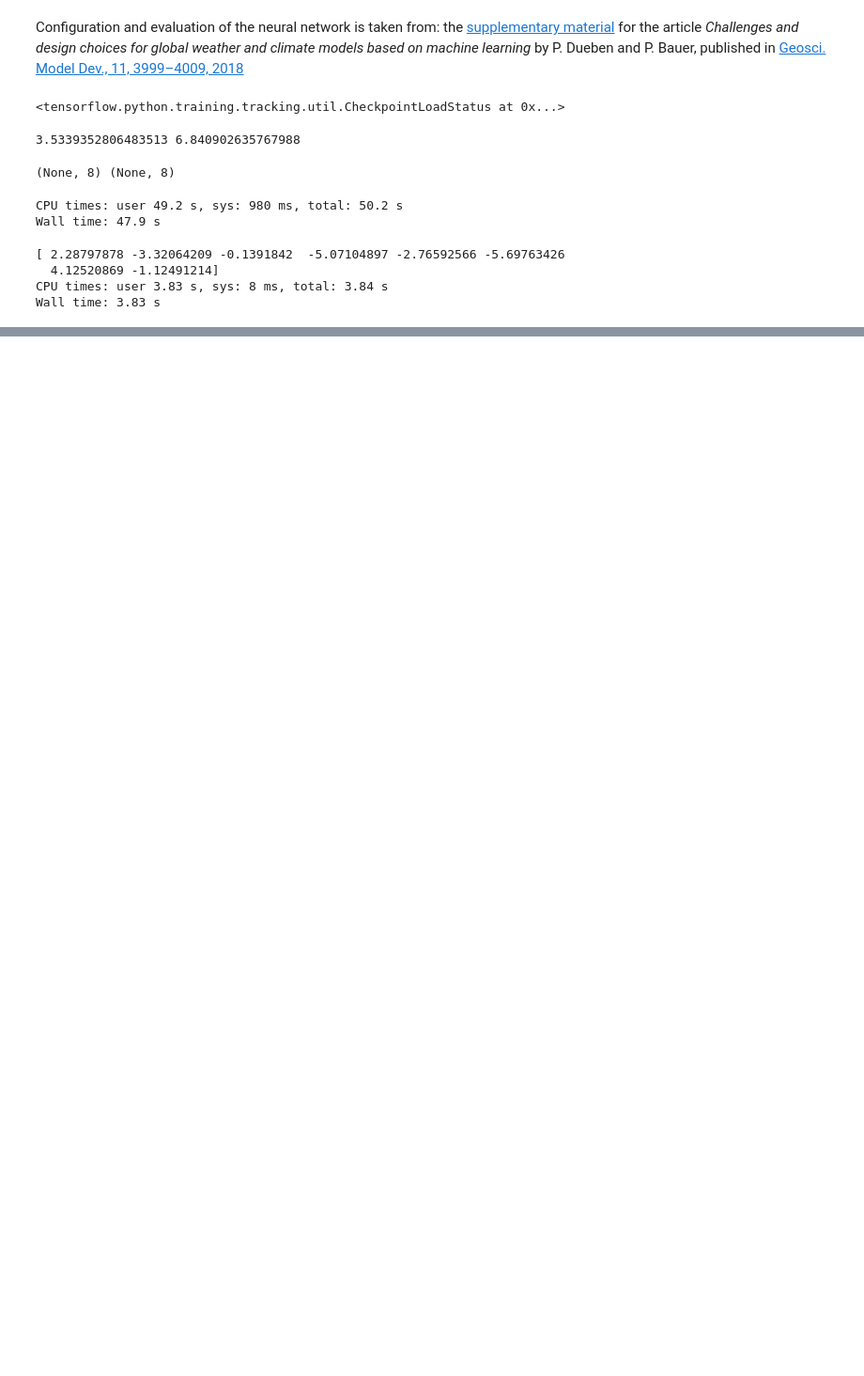
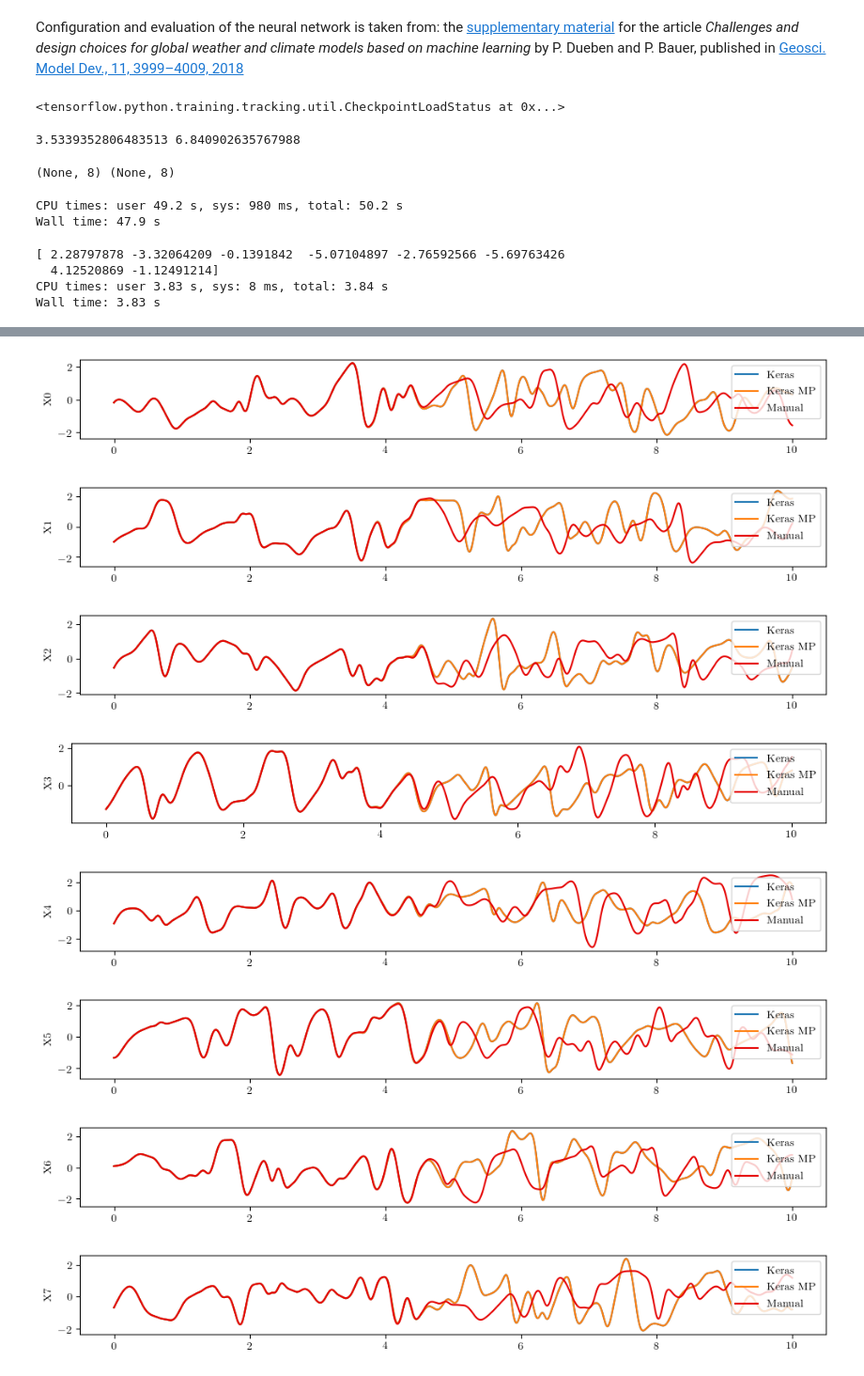
Before and after one commit to havahol/lorenz96, a Jupyter notebook: EvaluateLorenzANN.ipynb, the cells around one changed output, grey strips where cells are left out. Shown at 94% size. Cells and saved outputs as stored; diff of their text form; code cells hidden in the pictures; blank space fills up the shorter version.

```diff
--- a/EvaluateLorenzANN.ipynb
+++ b/EvaluateLorenzANN.ipynb
@@ -230,0 +301,5 @@ print(ddL96.it)
+# %%
+%%time
+end_T = 10
+ddL96_keras = DataDrivenLorenz96(model,  init_X=(init_X-mean)/stddev,  mean=mean, stddev=stddev, end_T=end_T)
+ddL96_keras.step(end_T)
@@ -230,0 +309,4 @@ print(ddL96.it)
+# %%
+%%time
+ddL96_keras_mp = DataDrivenLorenz96(model,  init_X=(init_X-mean)/stddev,  mean=mean, stddev=stddev, end_T=end_T)
+ddL96_keras_mp.step(end_T, use_multiprocessing=True)
@@ -230,0 +316,4 @@ print(ddL96.it)
+# %%
+%%time
+ddL96_manual = DataDrivenLorenz96(model,  init_X=(init_X-mean)/stddev,  mean=mean, stddev=stddev, end_T=end_T)
+ddL96_manual.step(end_T, keras_step=False)
@@ -230,0 +323,17 @@ print(ddL96.it)
+# %%
+for i in range(8):
+    fig = plt.figure(figsize=(12,1.3))
+    plt.plot(np.arange(ddL96_keras.num_timesteps+1)*ddL96_keras.dt, ddL96_keras.X[:,i], label='Keras')
+    plt.plot(np.arange(ddL96_keras_mp.num_timesteps+1)*ddL96_keras_mp.dt, ddL96_keras_mp.X[:,i], label='Keras MP')
+    plt.plot(np.arange(ddL96_manual.num_timesteps+1)*ddL96_manual.dt, ddL96_manual.X[:,i], color='xkcd:red', label='Manual')
+    plt.legend(loc=1)
+    plt.ylabel('X'+str(i))
+# %% [output]
+[figure, added]
+[figure, added]
+[figure, added]
+[figure, added]
+[figure, added]
+[figure, added]
+[figure, added]
+[figure, added]
```
Also changed, not shown: parts of 8 cells of this notebook, 2 other files.
